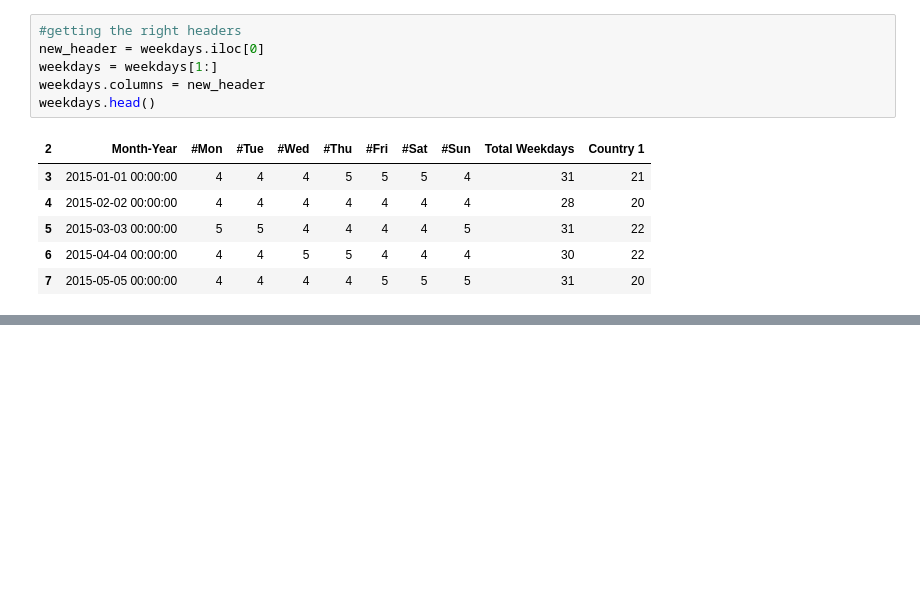
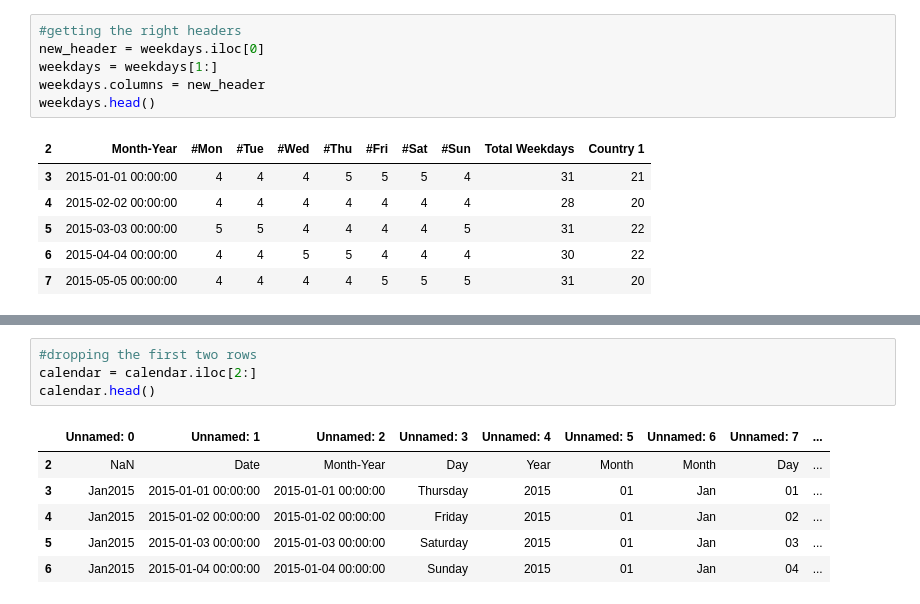
Before and after one commit to diruit/novartis_challenge, a Jupyter notebook: Data_cleaning_notebook.ipynb, the cells around one changed output, grey strips where cells are left out. Drawn from its saved outputs; the diff is of its cells as text; blank space fills up the shorter version.

```diff
--- a/Data_cleaning_notebook.ipynb
+++ b/Data_cleaning_notebook.ipynb
@@ -106,0 +198,11 @@ weekdays.head()
+# %%
+#dropping the first two rows
+calendar = calendar.iloc[2:]
+calendar.head()
+# %% [output]
+|  | Unnamed: 0 | Unnamed: 1 | Unnamed: 2 | Unnamed: 3 | Unnamed: 4 | Unnamed: 5 | Unnamed: 6 | Unnamed: 7 | ... |
+| 2 | NaN | Date | Month-Year | Day | Year | Month | Month | Day | ... |
+| 3 | Jan2015 | 2015-01-01 00:00:00 | 2015-01-01 00:00:00 | Thursday | 2015 | 01 | Jan | 01 | ... |
+| 4 | Jan2015 | 2015-01-02 00:00:00 | 2015-01-02 00:00:00 | Friday | 2015 | 01 | Jan | 02 | ... |
+| 5 | Jan2015 | 2015-01-03 00:00:00 | 2015-01-03 00:00:00 | Saturday | 2015 | 01 | Jan | 03 | ... |
+| 6 | Jan2015 | 2015-01-04 00:00:00 | 2015-01-04 00:00:00 | Sunday | 2015 | 01 | Jan | 04 | ... |
```
Also changed, not shown: parts of 24 cells of this notebook, 1 other file.
